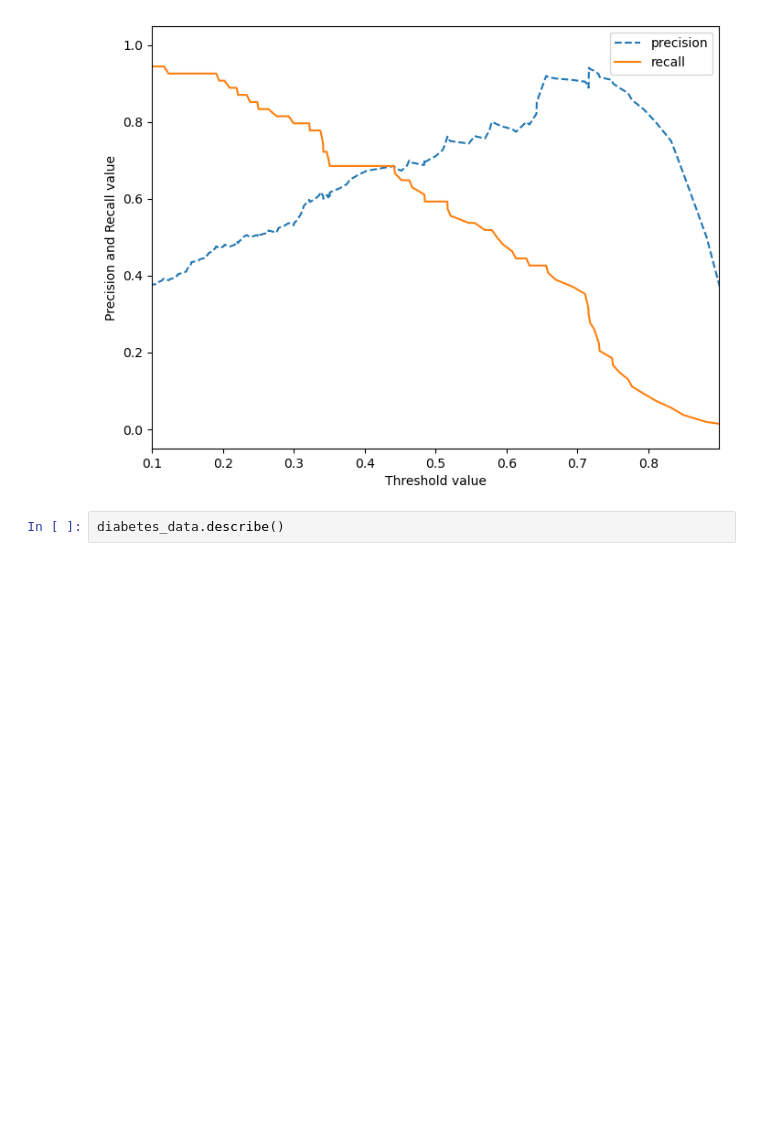
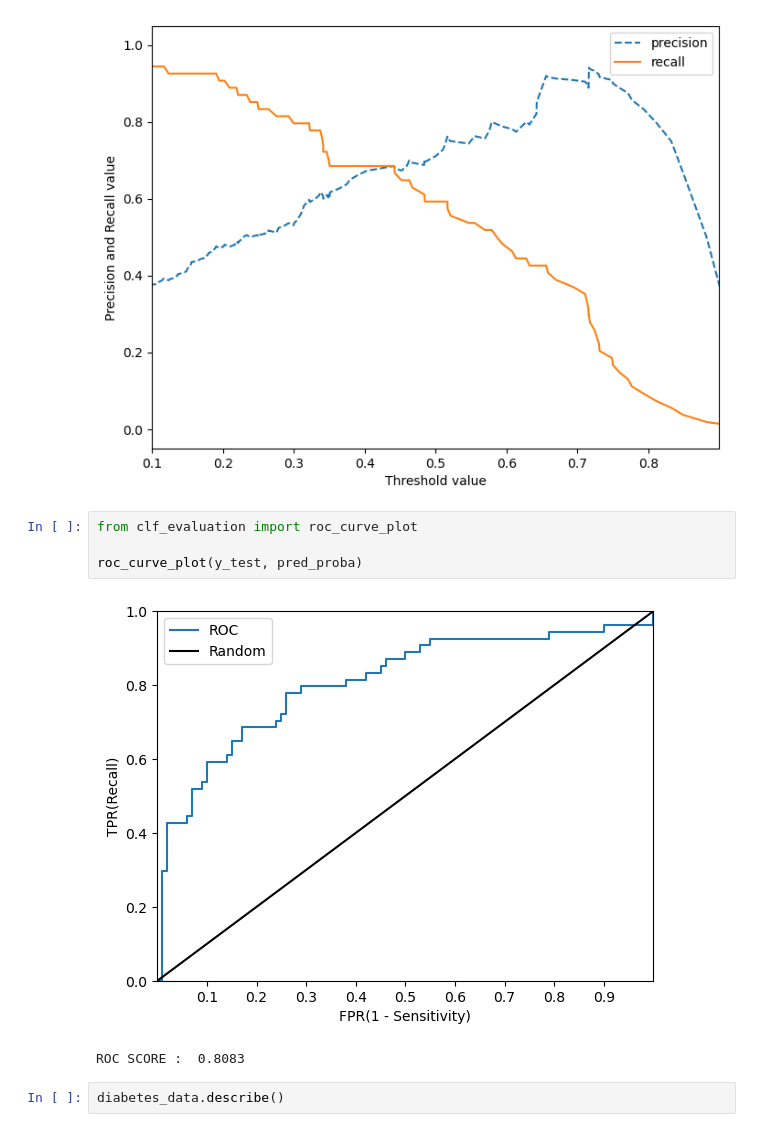
Before and after one commit to buzziru/ML_GUIDE, a Jupyter notebook: source/Pima Indian Diabetes.ipynb, the cells around one changed output. Cells and saved outputs as stored; diff of their text form; blank space fills up the shorter version.

```diff
--- a/source/Pima Indian Diabetes.ipynb
+++ b/source/Pima Indian Diabetes.ipynb
@@ -73,6 +73,13 @@ pred_prob_c1 = lr_clf.predict_proba(X_test)[:, 1]
 precision_recall_curve_plot(y_test, pred_prob_c1)
 # %% [output]
 [figure]
+# %%
+from clf_evaluation import roc_curve_plot
+
+roc_curve_plot(y_test, pred_proba)
+# %% [output]
+[figure, added]
+ROC SCORE :  0.8083
 # %%
 diabetes_data.describe()
 # %% [output]
```
Also changed, not shown: parts of 1 cell of this notebook, 3 other files.
